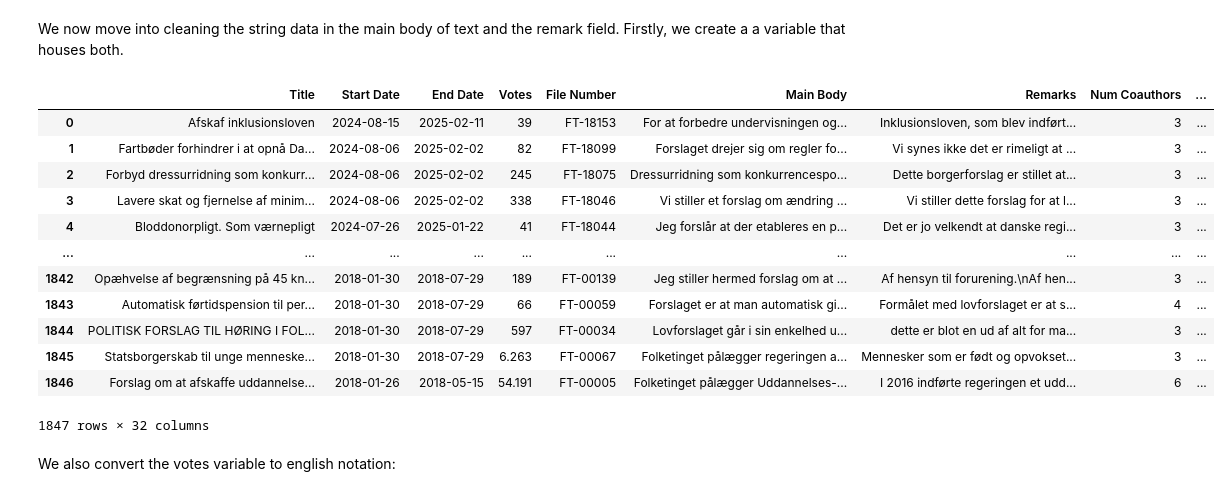
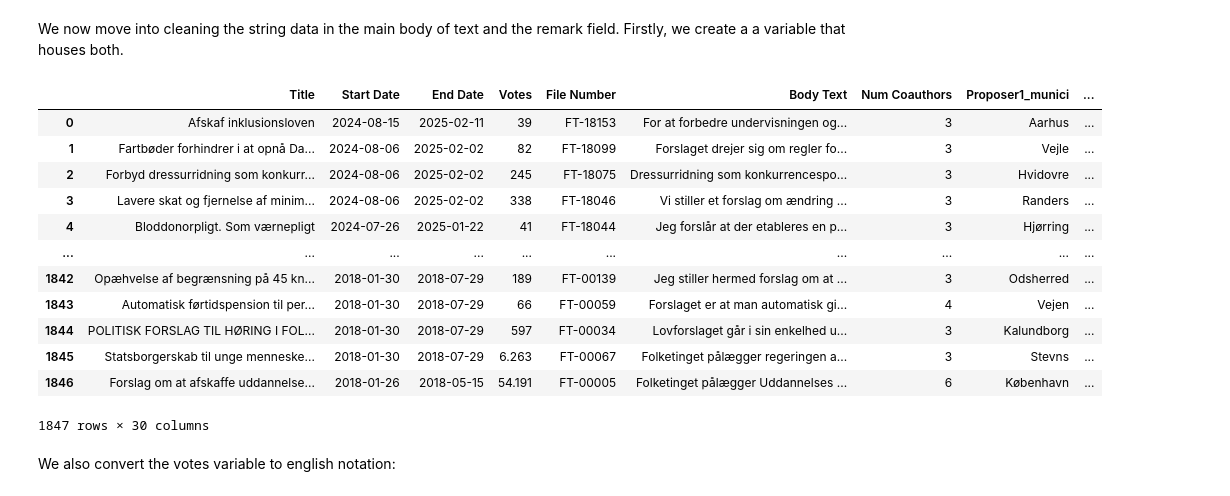
Before and after one commit to mcp656/ISDS-2024, a Jupyter notebook: Project/Borgerforslag 2 - Data.ipynb, the cells around one changed output. Drawn from its saved outputs; the diff is of its cells as text; code cells hidden in the pictures.

```diff
--- a/Project/Borgerforslag 2 - Data.ipynb
+++ b/Project/Borgerforslag 2 - Data.ipynb
@@ -388,17 +388,17 @@ merged_df['End Date'] = pd.to_datetime(merged_df['End Date'], format='%d. %B %Y'
 # Convert 'Scrape' to datetime
 merged_df['Scrape'] = pd.to_datetime(merged_df['Scrape'], errors='coerce')
 
-# Calculate the 'Days_from_start_to_scrape' in days
-merged_df['Days_from_start_to_scrape'] = (merged_df['Scrape'] - merged_df['Start Date']).dt.days
+# Calculate the 'Days from start to scrape' in days
+merged_df['Days from start to scrape'] = (merged_df['Scrape'] - merged_df['Start Date']).dt.days
 
-# Calculate the 'Days_from_start_to_end' in days
-merged_df['Days_from_start_to_end'] = (merged_df['End Date'] - merged_df['Start Date']).dt.days
+# Calculate the 'Days from start to end' in days
+merged_df['Days from start to end'] = (merged_df['End Date'] - merged_df['Start Date']).dt.days
 
-# Calculate the 'lifetime' variable
-merged_df['lifetime'] = merged_df[['Days_from_start_to_scrape', 'Days_from_start_to_end']].min(axis=1)
+# Calculate the 'Lifetime' variable
+merged_df['Lifetime'] = merged_df[['Days from start to scrape', 'Days from start to end']].min(axis=1)
 
-# Extract the month from 'Start Date' and create a new column 'Start Month'
-merged_df['Start Month'] = merged_df['Start Date'].dt.month
+# Extract the month as a string from 'Start Date' and create a new column 'Start Month Name'
+merged_df['Start Month Name'] = merged_df['Start Date'].dt.strftime('%B')
 
 # Display the updated DataFrame
 merged_df
@@ -439,58 +439,64 @@ def count_lowercase(text):
     return sum(1 for char in text if char.islower())
 
 # Function to calculate LIX score
 def calculate_lix(text):
     sentences = re.split(r'[.!?]', text)  # Split text into sentences
     sentences = [s for s in sentences if len(s.strip()) > 0]  # Filter out empty sentences
     num_sentences = len(sentences)
     words = text.split()
     num_words = len(words)
     long_words = [word for word in words if len(word) > 6]
     num_long_words = len(long_words)
 
     if num_sentences == 0:  # To avoid division by zero
         return 0
 
     lix = num_words / num_sentences + (num_long_words / num_words) * 100
     return lix
 
-# Combine 'Main Body' and 'Remarks' into a new column 'Combined Text'
-merged_df['Combined Text'] = merged_df['Main Body'] + ' ' + merged_df['Remarks']
+# Combine 'Main Body' and 'Remarks' into the 'Main Body' column itself
+merged_df['Main Body'] = merged_df['Main Body'] + ' ' + merged_df['Remarks']
 
-# Apply the cleaning function to 'Title' and 'Combined Text'
+# Drop the 'Remarks' column as it's no longer needed
+merged_df = merged_df.drop(columns=['Remarks'])
+
+# Rename the 'Main Body' column to 'Body Text'
+merged_df = merged_df.rename(columns={'Main Body': 'Body Text'})
+
+# Apply the cleaning function to 'Title' and 'Body Text'
 merged_df['Title'] = merged_df['Title'].apply(clean_text)
-merged_df['Combined Text'] = merged_df['Combined Text'].apply(clean_text)
+merged_df['Body Text'] = merged_df['Body Text'].apply(clean_text)
 
-# Add columns for the length of 'Title' and 'Combined Text'
+# Add columns for the length of 'Title' and 'Body Text'
 merged_df['Title Length'] = merged_df['Title'].apply(len)
-merged_df['Combined Text Length'] = merged_df['Combined Text'].apply(len)
+merged_df['Body Text Length'] = merged_df['Body Text'].apply(len)
 
-# Add columns for the number of uppercase and lowercase letters in 'Title' and 'Combined Text'
+# Add columns for the number of uppercase and lowercase letters in 'Title' and 'Body Text'
 merged_df['Title Uppercase Count'] = merged_df['Title'].apply(count_uppercase)
-merged_df['Combined Text Uppercase Count'] = merged_df['Combined Text'].apply(count_uppercase)
+merged_df['Body Text Uppercase Count'] = merged_df['Body Text'].apply(count_uppercase)
 
 merged_df['Title Lowercase Count'] = merged_df['Title'].apply(count_lowercase)
-merged_df['Combined Text Lowercase Count'] = merged_df['Combined Text'].apply(count_lowercase)
+merged_df['Body Text Lowercase Count'] = merged_df['Body Text'].apply(count_lowercase)
 
-# Calculate the LIX score for the 'Combined Text'
-merged_df['Combined Text LIX Score'] = merged_df['Combined Text'].apply(calculate_lix)
+# Calculate the LIX score for the 'Body Text'
+merged_df['Body Text LIX Score'] = merged_df['Body Text'].apply(calculate_lix)
 
-# Display the updated DataFrame with the new length, letter count, and LIX score columns
+# Display the updated DataFrame with the new columns
 merged_df
 # %% [output]
-|  | Title | Start Date | End Date | Votes | File Number | Main Body | Remarks | Num Coauthors | ... |
-| 0 | Afskaf inklusionsloven | 2024-08-15 | 2025-02-11 | 39 | FT-18153 | For at forbedre undervisningen og... | Inklusionsloven, som blev indført... | 3 | ... |
-| 1 | Fartbøder forhindrer i at opnå Da... | 2024-08-06 | 2025-02-02 | 82 | FT-18099 | Forslaget drejer sig om regler fo... | Vi synes ikke det er rimeligt at ... | 3 | ... |
-| 2 | Forbyd dressurridning som konkurr... | 2024-08-06 | 2025-02-02 | 245 | FT-18075 | Dressurridning som konkurrencespo... | Dette borgerforslag er stillet at... | 3 | ... |
-| 3 | Lavere skat og fjernelse af minim... | 2024-08-06 | 2025-02-02 | 338 | FT-18046 | Vi stiller et forslag om ændring ... | Vi stiller dette forslag for at l... | 3 | ... |
-| 4 | Bloddonorpligt. Som værnepligt | 2024-07-26 | 2025-01-22 | 41 | FT-18044 | Jeg forslår at der etableres en p... | Det er jo velkendt at danske regi... | 3 | ... |
+|  | Title | Start Date | End Date | Votes | File Number | Body Text | Num Coauthors | Proposer1_munici | ... |
+| 0 | Afskaf inklusionsloven | 2024-08-15 | 2025-02-11 | 39 | FT-18153 | For at forbedre undervisningen og... | 3 | Aarhus | ... |
+| 1 | Fartbøder forhindrer i at opnå Da... | 2024-08-06 | 2025-02-02 | 82 | FT-18099 | Forslaget drejer sig om regler fo... | 3 | Vejle | ... |
+| 2 | Forbyd dressurridning som konkurr... | 2024-08-06 | 2025-02-02 | 245 | FT-18075 | Dressurridning som konkurrencespo... | 3 | Hvidovre | ... |
+| 3 | Lavere skat og fjernelse af minim... | 2024-08-06 | 2025-02-02 | 338 | FT-18046 | Vi stiller et forslag om ændring ... | 3 | Randers | ... |
+| 4 | Bloddonorpligt. Som værnepligt | 2024-07-26 | 2025-01-22 | 41 | FT-18044 | Jeg forslår at der etableres en p... | 3 | Hjørring | ... |
 | ... | ... | ... | ... | ... | ... | ... | ... | ... | ... |
-| 1842 | Opæhvelse af begrænsning på 45 kn... | 2018-01-30 | 2018-07-29 | 189 | FT-00139 | Jeg stiller hermed forslag om at ... | Af hensyn til forurening.\nAf hen... | 3 | ... |
-| 1843 | Automatisk førtidspension til per... | 2018-01-30 | 2018-07-29 | 66 | FT-00059 | Forslaget er at man automatisk gi... | Formålet med lovforslaget er at s... | 4 | ... |
-| 1844 | POLITISK FORSLAG TIL HØRING I FOL... | 2018-01-30 | 2018-07-29 | 597 | FT-00034 | Lovforslaget går i sin enkelhed u... | dette er blot en ud af alt for ma... | 3 | ... |
-| 1845 | Statsborgerskab til unge menneske... | 2018-01-30 | 2018-07-29 | 6.263 | FT-00067 | Folketinget pålægger regeringen a... | Mennesker som er født og opvokset... | 3 | ... |
-| 1846 | Forslag om at afskaffe uddannelse... | 2018-01-26 | 2018-05-15 | 54.191 | FT-00005 | Folketinget pålægger Uddannelses-... | I 2016 indførte regeringen et udd... | 6 | ... |
+| 1842 | Opæhvelse af begrænsning på 45 kn... | 2018-01-30 | 2018-07-29 | 189 | FT-00139 | Jeg stiller hermed forslag om at ... | 3 | Odsherred | ... |
+| 1843 | Automatisk førtidspension til per... | 2018-01-30 | 2018-07-29 | 66 | FT-00059 | Forslaget er at man automatisk gi... | 4 | Vejen | ... |
+| 1844 | POLITISK FORSLAG TIL HØRING I FOL... | 2018-01-30 | 2018-07-29 | 597 | FT-00034 | Lovforslaget går i sin enkelhed u... | 3 | Kalundborg | ... |
+| 1845 | Statsborgerskab til unge menneske... | 2018-01-30 | 2018-07-29 | 6.263 | FT-00067 | Folketinget pålægger regeringen a... | 3 | Stevns | ... |
+| 1846 | Forslag om at afskaffe uddannelse... | 2018-01-26 | 2018-05-15 | 54.191 | FT-00005 | Folketinget pålægger Uddannelses ... | 6 | København | ... |
-1847 rows × 32 columns
+1847 rows × 30 columns
 # %% [markdown]
 We also convert the votes variable to english notation:
 # %%
```
Also changed, not shown: parts of 6 cells of this notebook, 10 other files.
